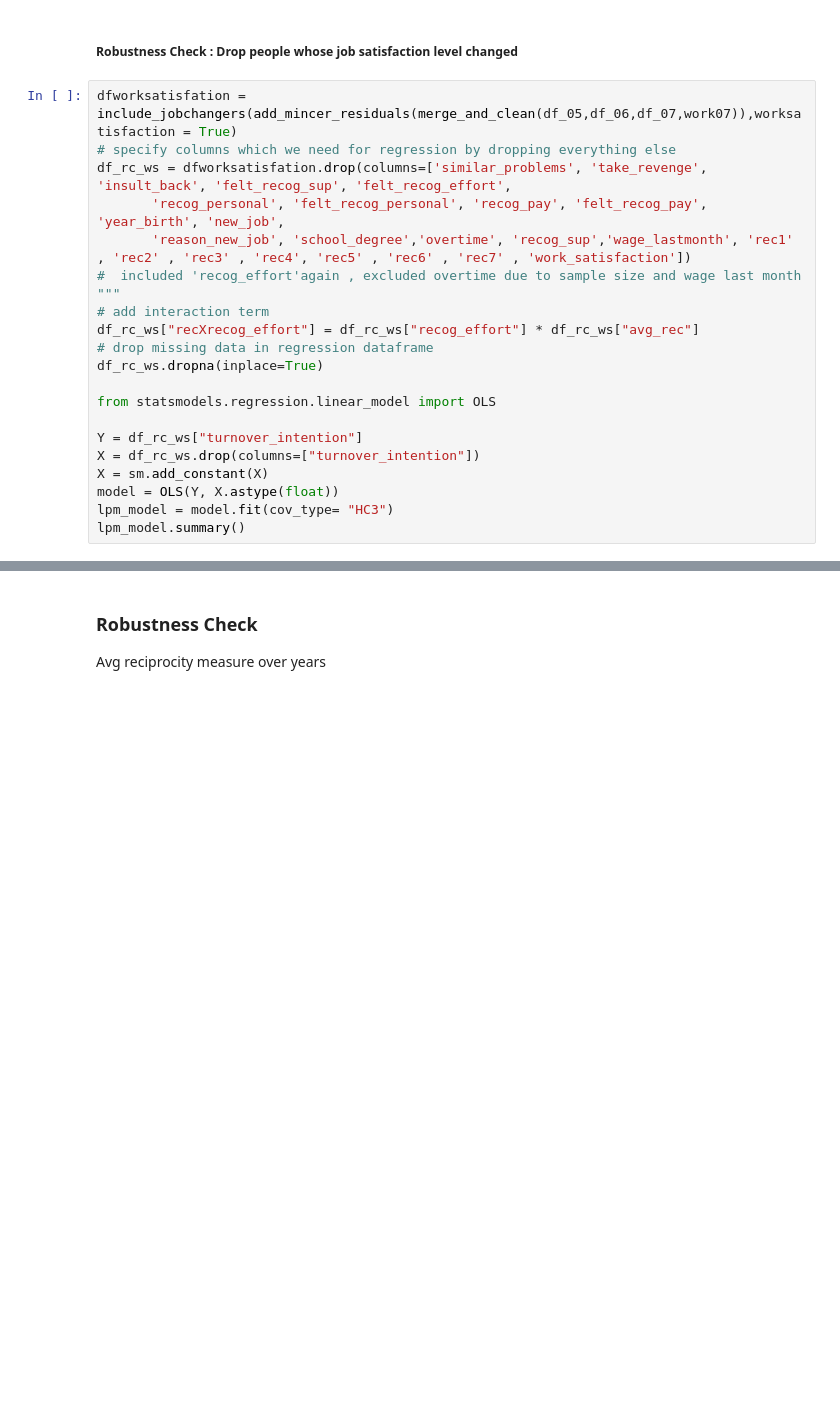
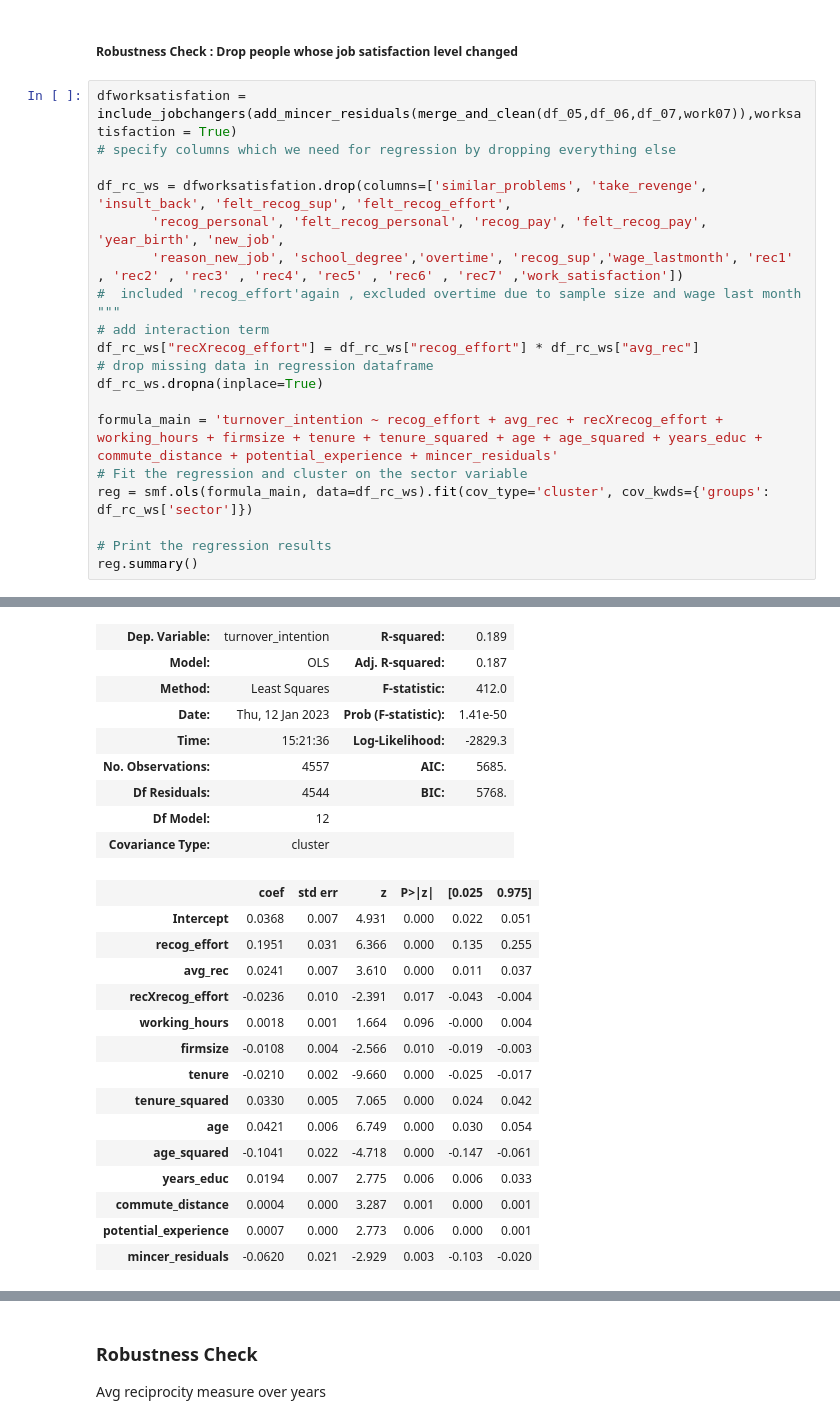
Before and after one commit to maxxxbb/ResearchModule, a Jupyter notebook: src/data_management/FirstRegression.ipynb, the cells around one changed output, grey strips where cells are left out. Drawn from its saved outputs; the diff is of its cells as text; blank space fills up the shorter version.

```diff
--- a/src/data_management/FirstRegression.ipynb
+++ b/src/data_management/FirstRegression.ipynb
@@ -566,20 +629,20 @@ lpm_model.summary()
 # %%
 dfworksatisfation = include_jobchangers(add_mincer_residuals(merge_and_clean(df_05,df_06,df_07,work07)),worksatisfaction = True)
 # specify columns which we need for regression by dropping everything else
+
 df_rc_ws = dfworksatisfation.drop(columns=['similar_problems', 'take_revenge', 'insult_back', 'felt_recog_sup', 'felt_recog_effort',
        'recog_personal', 'felt_recog_personal', 'recog_pay', 'felt_recog_pay', 'year_birth', 'new_job',
-       'reason_new_job', 'school_degree','overtime', 'recog_sup','wage_lastmonth', 'rec1' , 'rec2' , 'rec3' , 'rec4', 'rec5' , 'rec6' , 'rec7' , 'work_satisfaction'])
+       'reason_new_job', 'school_degree','overtime', 'recog_sup','wage_lastmonth', 'rec1' , 'rec2' , 'rec3' , 'rec4', 'rec5' , 'rec6' , 'rec7' ,'work_satisfaction'])
 #  included 'recog_effort'again , excluded overtime due to sample size and wage last month """
 # add interaction term
 df_rc_ws["recXrecog_effort"] = df_rc_ws["recog_effort"] * df_rc_ws["avg_rec"]
 # drop missing data in regression dataframe
 df_rc_ws.dropna(inplace=True)
 
-from statsmodels.regression.linear_model import OLS
+formula_main = 'turnover_intention ~ recog_effort + avg_rec + recXrecog_effort + working_hours + firmsize + tenure + tenure_squared + age + age_squared + years_educ + commute_distance + potential_experience + mincer_residuals'
+# Fit the regression and cluster on the sector variable
+reg = smf.ols(formula_main, data=df_rc_ws).fit(cov_type='cluster', cov_kwds={'groups': df_rc_ws['sector']})
 
-Y = df_rc_ws["turnover_intention"]
-X = df_rc_ws.drop(columns=["turnover_intention"])
-X = sm.add_constant(X)
-model = OLS(Y, X.astype(float))
-lpm_model = model.fit(cov_type= "HC3")
-lpm_model.summary()
+# Print the regression results
+reg.summary()
+# %% [output]
@@ -585,0 +659,24 @@ lpm_model.summary()
+| Dep. Variable: | turnover_intention | R-squared: | 0.189 |
+| Model: | OLS | Adj. R-squared: | 0.187 |
+| Method: | Least Squares | F-statistic: | 412.0 |
+| Date: | Thu, 12 Jan 2023 | Prob (F-statistic): | 1.41e-50 |
+| Time: | 15:21:36 | Log-Likelihood: | -2829.3 |
+| No. Observations: | 4557 | AIC: | 5685. |
+| Df Residuals: | 4544 | BIC: | 5768. |
+| Df Model: | 12 |  |  |
+| Covariance Type: | cluster |  |  |
+|  | coef | std err | z | P>|z| | [0.025 | 0.975] |
+| Intercept | 0.0368 | 0.007 | 4.931 | 0.000 | 0.022 | 0.051 |
+| recog_effort | 0.1951 | 0.031 | 6.366 | 0.000 | 0.135 | 0.255 |
+| avg_rec | 0.0241 | 0.007 | 3.610 | 0.000 | 0.011 | 0.037 |
+| recXrecog_effort | -0.0236 | 0.010 | -2.391 | 0.017 | -0.043 | -0.004 |
+| working_hours | 0.0018 | 0.001 | 1.664 | 0.096 | -0.000 | 0.004 |
+| firmsize | -0.0108 | 0.004 | -2.566 | 0.010 | -0.019 | -0.003 |
+| tenure | -0.0210 | 0.002 | -9.660 | 0.000 | -0.025 | -0.017 |
+| tenure_squared | 0.0330 | 0.005 | 7.065 | 0.000 | 0.024 | 0.042 |
+| age | 0.0421 | 0.006 | 6.749 | 0.000 | 0.030 | 0.054 |
+| age_squared | -0.1041 | 0.022 | -4.718 | 0.000 | -0.147 | -0.061 |
+| years_educ | 0.0194 | 0.007 | 2.775 | 0.006 | 0.006 | 0.033 |
+| commute_distance | 0.0004 | 0.000 | 3.287 | 0.001 | 0.000 | 0.001 |
+| potential_experience | 0.0007 | 0.000 | 2.773 | 0.006 | 0.000 | 0.001 |
+| mincer_residuals | -0.0620 | 0.021 | -2.929 | 0.003 | -0.103 | -0.020 |
```
Also changed, not shown: parts of 18 cells of this notebook, 2 other files.
